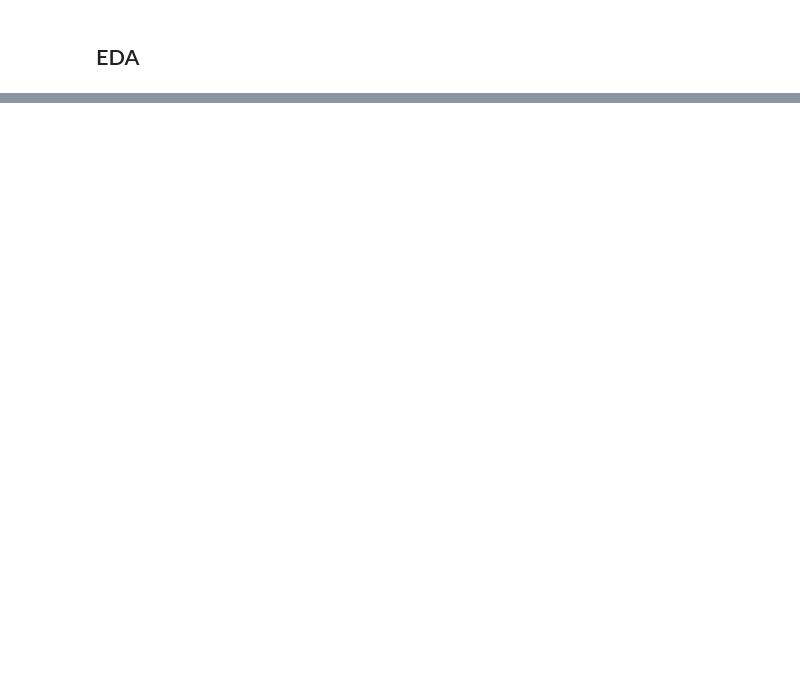
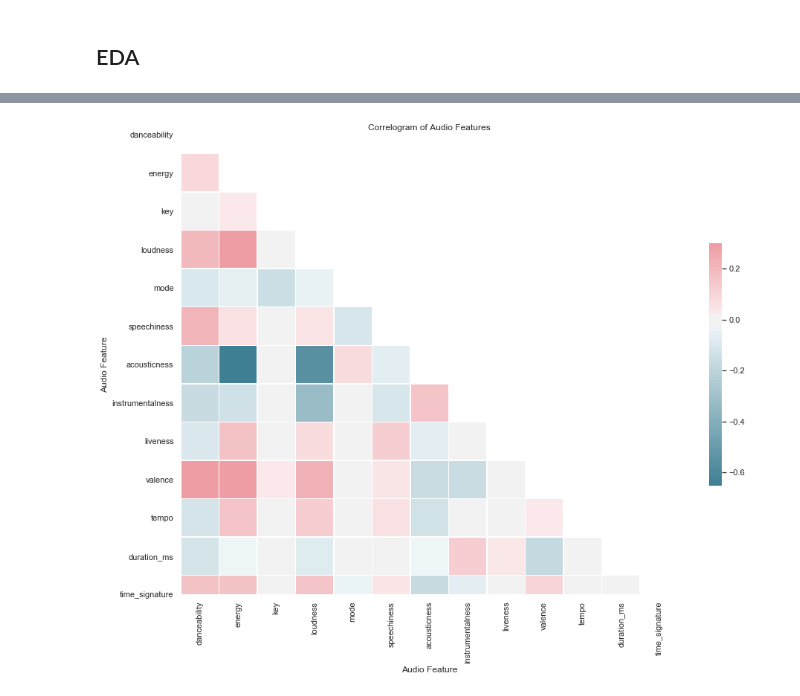
Before and after one commit to spotted-d/spotify-project, a Jupyter notebook: notebooks/austin_eda_work.ipynb, the cells around one changed output, grey strips where cells are left out. Drawn from its saved outputs; the diff is of its cells as text; code cells hidden in the pictures; blank space fills up the shorter version.

```diff
--- a/notebooks/austin_eda_work.ipynb
+++ b/notebooks/austin_eda_work.ipynb
@@ -83,0 +136,7 @@ sns.distplot(trackcounts_by_playlist, kde=False);
+# %%
+# https://stackoverflow.com/questions/25039626/how-do-i-find-numeric-columns-in-pandas
+numerics = ['int16', 'int32', 'int64', 'float16', 'float32', 'float64']
+playlist_numeric = playlist_data.select_dtypes(include=numerics)
+playlist_numeric["trackid"] = playlist_data["trackid"]
+playlist_numeric = playlist_numeric.set_index("trackid")
+playlist_numeric.head()
@@ -83,0 +156,32 @@ sns.distplot(trackcounts_by_playlist, kde=False);
+# %%
+# drop our trivial numeric data
+playlist_numeric = playlist_numeric.drop(["index","pid", "pos"], axis=1)
+# %%
+# Correlation matrix
+# https://seaborn.pydata.org/examples/many_pairwise_correlations.html
+sns.set_style("whitegrid", {'axes.grid' : False})
+
+# Compute the correlation matrix
+corr = playlist_numeric.corr()
+
+# Generate a mask for the upper triangle
+mask = np.zeros_like(corr, dtype=np.bool)
+mask[np.triu_indices_from(mask)] = True
+
+# Set up the matplotlib figure
+f, ax = plt.subplots(figsize=(15, 12))
+
+# Generate a custom diverging colormap
+cmap = sns.diverging_palette(220, 10, as_cmap=True)
+
+# Draw the heatmap with the mask and correct aspect ratio
+sns.heatmap(corr, mask=mask, cmap=cmap, vmax=.3, center=0,
+            square=True, linewidths=.5, cbar_kws={"shrink": .5})
+
+# Set up labels
+plt.xlabel("Audio Feature")
+plt.ylabel("Audio Feature")
+plt.title("Correlogram of Audio Features")
+plt.show()
+# %% [output]
+[figure, added]
```
Also changed, not shown: parts of 43 cells of this notebook, 1 other file.
